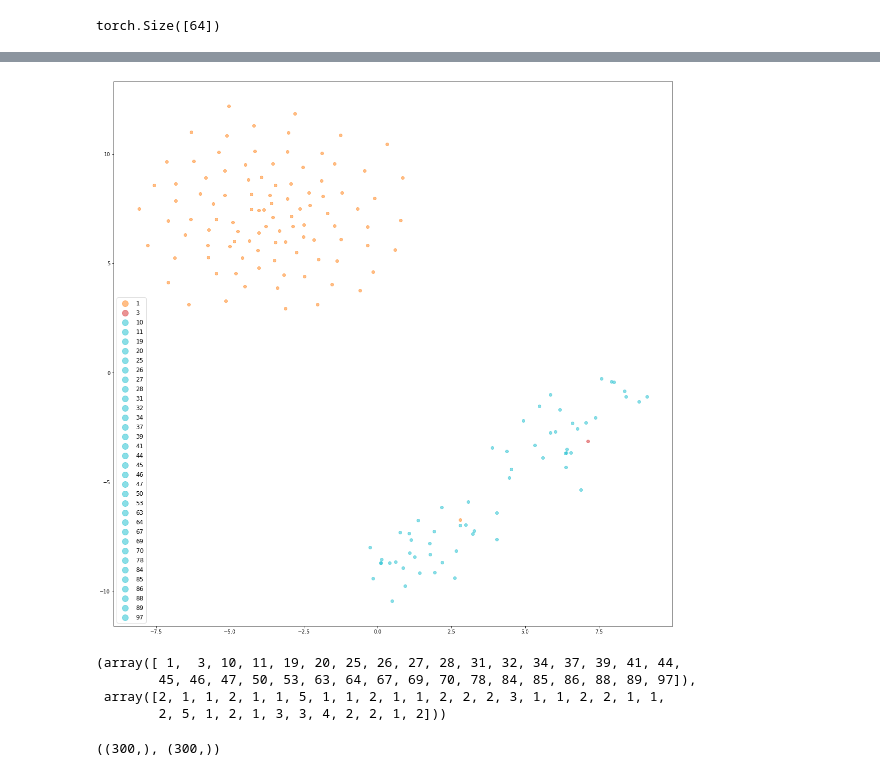
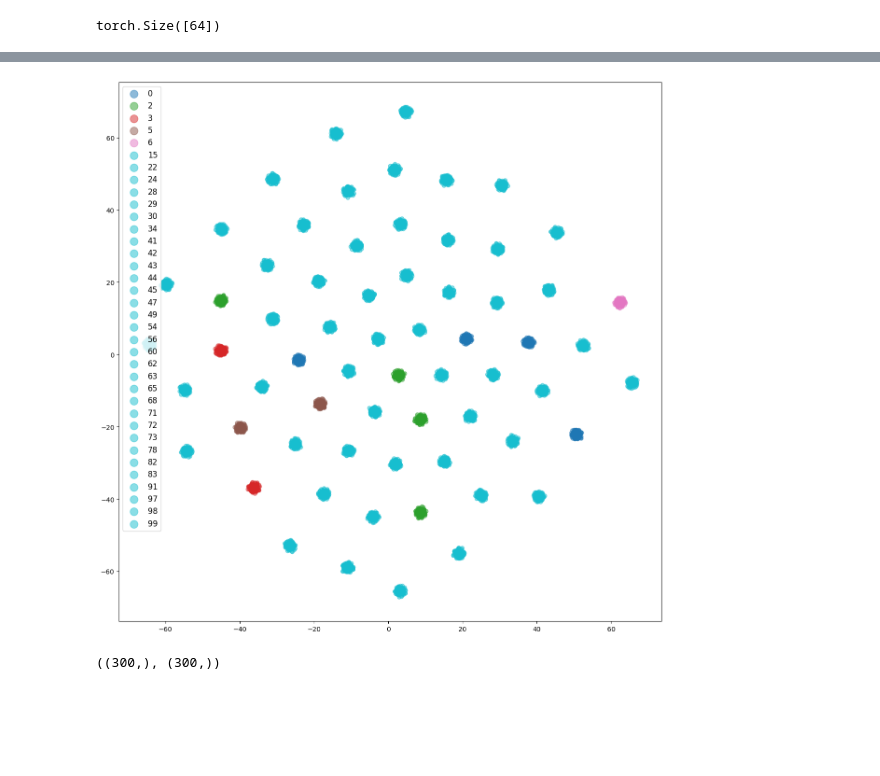
Before and after one commit to edsontm/lialib, a Jupyter notebook: colab/pass_sample.ipynb, the cells around one changed output, grey strips where cells are left out. Drawn from its saved outputs; the diff is of its cells as text; code cells hidden in the pictures; blank space fills up the shorter version.

Commit message:
creating surroundings solve #3

```diff
--- a/colab/pass_sample.ipynb
+++ b/colab/pass_sample.ipynb
@@ -169,4 +173,4 @@ ResNet(
   (fc): Linear(in_features=512, out_features=512, bias=True)
 )
 # %%
-emb = model(x.to(device))
+emb_batch = model(x.to(device))
@@ -270 +179,14 @@ tensor([[ 0.4207,  0.2511,  0.4806,  ...,  0.6509, -0.6031, -0.1632],
+# %%
+# given a batch of instances create a surrounding sample of instances
+def create_surrounding_batch(batch,batch_y, num_surrounding=100, size=0.001):
+    surrounding_batch = []
+    surrounding_batch_y = []
+    for i in range(len(batch)):
+
+        instances_sorrounding = batch[i]+(torch.randn(num_surrounding,512)*size).to(batch.device)
+        surrounding_batch.append(instances_sorrounding)
+        surrounding_batch_y.append(batch_y[i].repeat(num_surrounding))
+    return torch.cat(surrounding_batch), torch.cat(surrounding_batch_y)
+# %%
+batch_emb, batch_y = create_surrounding_batch(emb_batch,y)
 # %%
@@ -289,6 +200,6 @@ tensor([[ 0.1932,  0.2269,  0.8811,  ...,  0.6827, -0.6993, -0.3515],
 # %%
 
 tsne = TSNE(2, verbose=1)
-tsne_proj = tsne.fit_transform(torch.cat([emb,vizinhos],dim=0).to('cpu').detach().numpy())
+tsne_proj = tsne.fit_transform(batch_emb.to('cpu').detach().numpy())
 # %% [output]
 [t-SNE] Computing 91 nearest neighbors...
@@ -336,22 +221,15 @@ tensor([78, 64, 20, 19, 34, 34, 28, 25, 28, 26, 89, 85, 64, 47, 70, 45, 39, 50,
 # %%
 cmap = cm.get_cmap('tab10')
-fig, ax = plt.subplots(figsize=(20,20))
+fig, ax = plt.subplots(figsize=(15,15))
 num_categories = 100
 for lab in range(num_categories):
-    if lab in y_viz:
-        indices = y_viz==lab
+    if lab in batch_y:
+        indices = batch_y==lab
         ax.scatter(tsne_proj[indices,0],tsne_proj[indices,1], c=np.array(cmap(lab)).reshape(1,4), label = lab ,alpha=0.5)
 ax.legend(fontsize='large', markerscale=2)
 plt.show()
 # %% [output]
-[figure, old version]
+[figure, new version]
-# %%
-np.unique(y,return_counts=True)
-# %% [output]
-(array([ 1,  3, 10, 11, 19, 20, 25, 26, 27, 28, 31, 32, 34, 37, 39, 41, 44,
-        45, 46, 47, 50, 53, 63, 64, 67, 69, 70, 78, 84, 85, 86, 88, 89, 97]),
- array([2, 1, 1, 2, 1, 1, 5, 1, 1, 2, 1, 1, 2, 2, 2, 3, 1, 1, 2, 2, 1, 1,
-        2, 5, 1, 2, 1, 3, 3, 4, 2, 2, 1, 2]))
 # %%
 def get_embeddings(lmodel,dl):
     lmodel.to(device)
```
Also changed, not shown: parts of 29 cells of this notebook.
